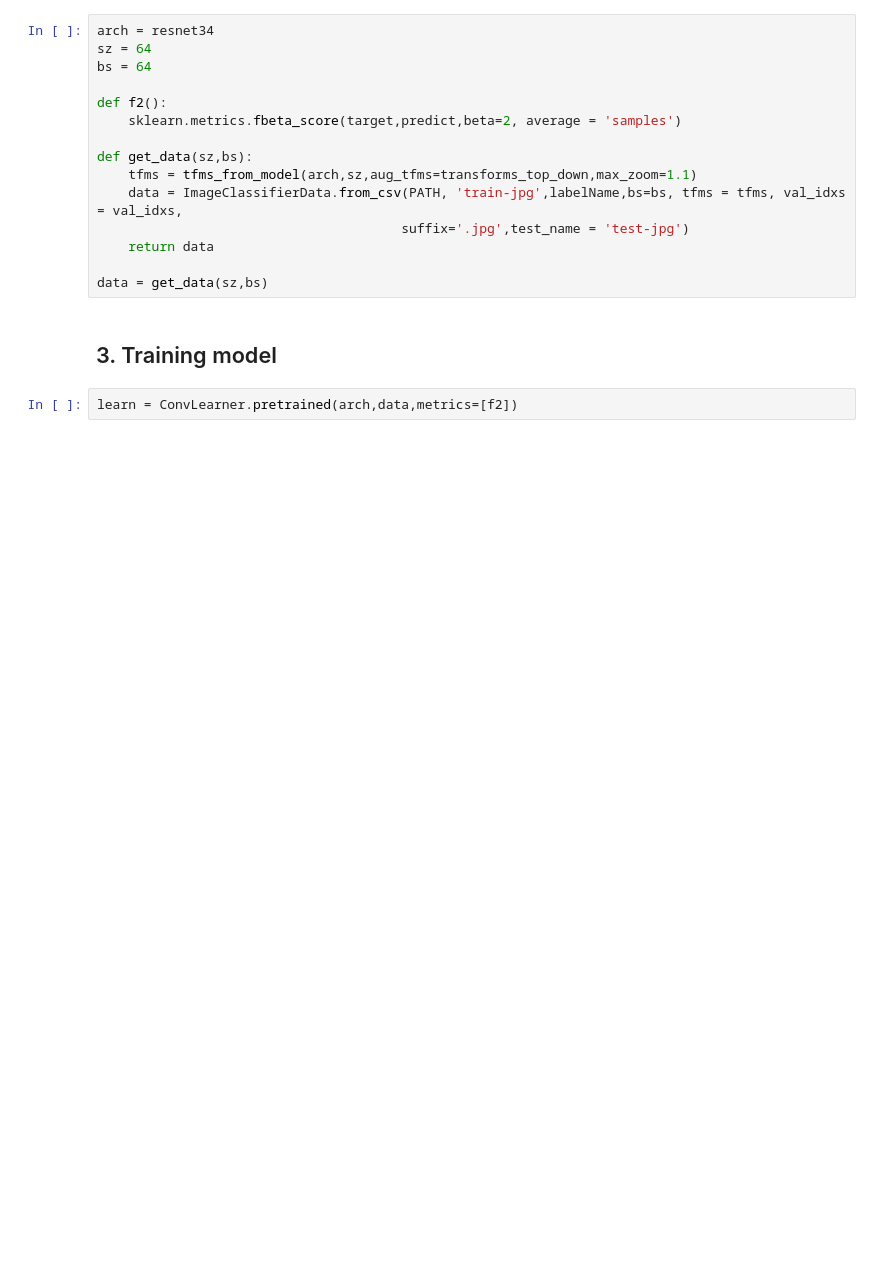
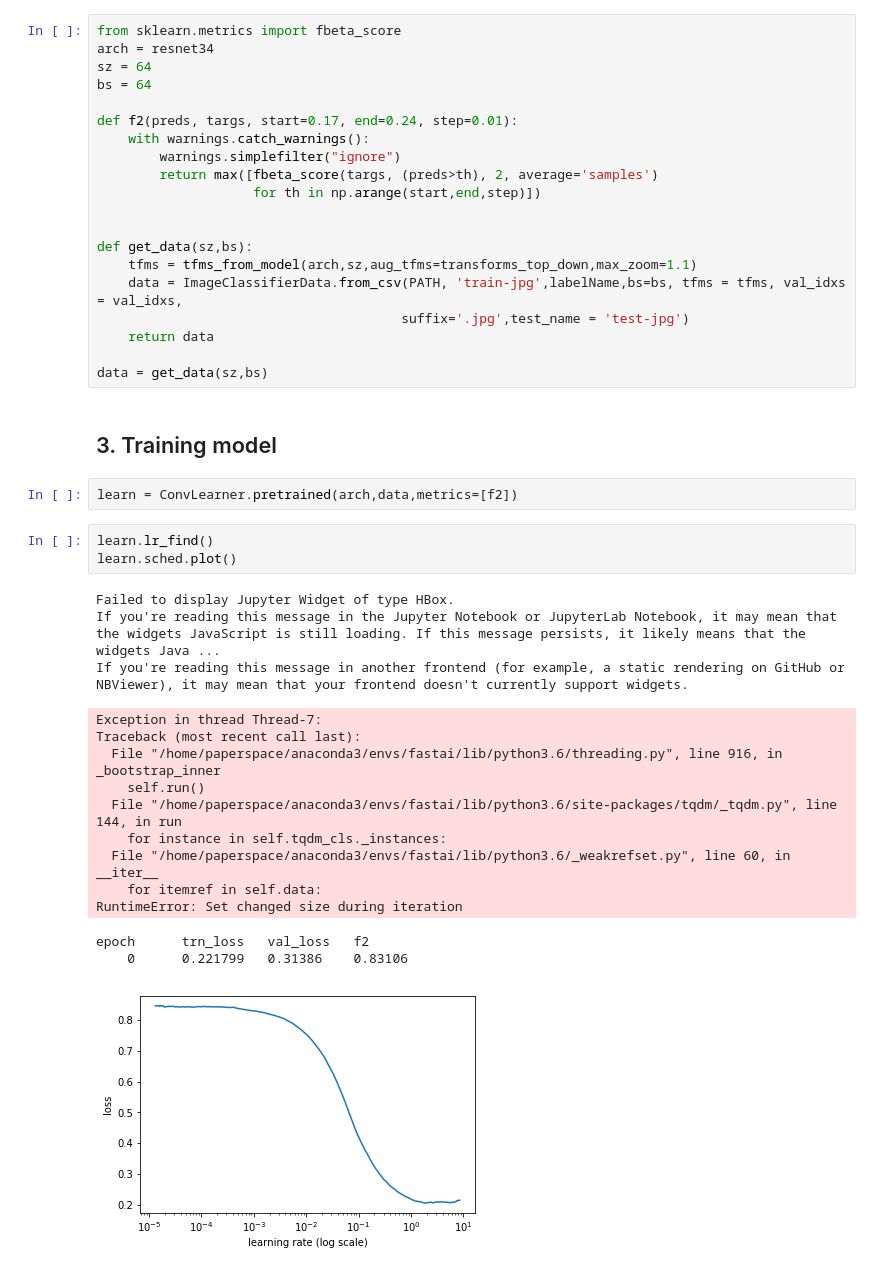
Before and after one commit to zjgpf/Planet, a Jupyter notebook: Planet.ipynb, the cells around one changed output. Drawn from its saved outputs; the diff is of its cells as text; blank space fills up the shorter version.

```diff
--- a/Planet.ipynb
+++ b/Planet.ipynb
@@ -58,12 +67,17 @@ val_idxs = get_cv_idxs(labels.shape[0]);val_idxs[:5]
 # %% [output]
 array([34602, 11243, 14499, 18918, 30631])
 # %%
+from sklearn.metrics import fbeta_score
 arch = resnet34
 sz = 64
 bs = 64
 
-def f2():
-    sklearn.metrics.fbeta_score(target,predict,beta=2, average = 'samples')
+def f2(preds, targs, start=0.17, end=0.24, step=0.01):
+    with warnings.catch_warnings():
+        warnings.simplefilter("ignore")
+        return max([fbeta_score(targs, (preds>th), 2, average='samples')
+                    for th in np.arange(start,end,step)])
+
 
 def get_data(sz,bs):
     tfms = tfms_from_model(arch,sz,aug_tfms=transforms_top_down,max_zoom=1.1)
@@ -76,3 +90,22 @@ data = get_data(sz,bs)
 ## 3. Training model
 # %%
 learn = ConvLearner.pretrained(arch,data,metrics=[f2])
+# %%
+learn.lr_find()
+learn.sched.plot()
+# %% [output]
+Failed to display Jupyter Widget of type HBox.
+If you're reading this message in the Jupyter Notebook or JupyterLab Notebook, it may mean that the widgets JavaScript is still loading. If this message persists, it likely means that the widgets Java ...
+If you're reading this message in another frontend (for example, a static rendering on GitHub or NBViewer), it may mean that your frontend doesn't currently support widgets.
+Exception in thread Thread-7:
+Traceback (most recent call last):
+  File "/home/paperspace/anaconda3/envs/fastai/lib/python3.6/threading.py", line 916, in _bootstrap_inner
+    self.run()
+  File "/home/paperspace/anaconda3/envs/fastai/lib/python3.6/site-packages/tqdm/_tqdm.py", line 144, in run
+    for instance in self.tqdm_cls._instances:
+  File "/home/paperspace/anaconda3/envs/fastai/lib/python3.6/_weakrefset.py", line 60, in __iter__
+    for itemref in self.data:
+RuntimeError: Set changed size during iteration
+epoch      trn_loss   val_loss   f2
+    0      0.221799   0.31386    0.83106
+[figure, added]
```
Also changed, not shown: parts of 40 cells of this notebook.
